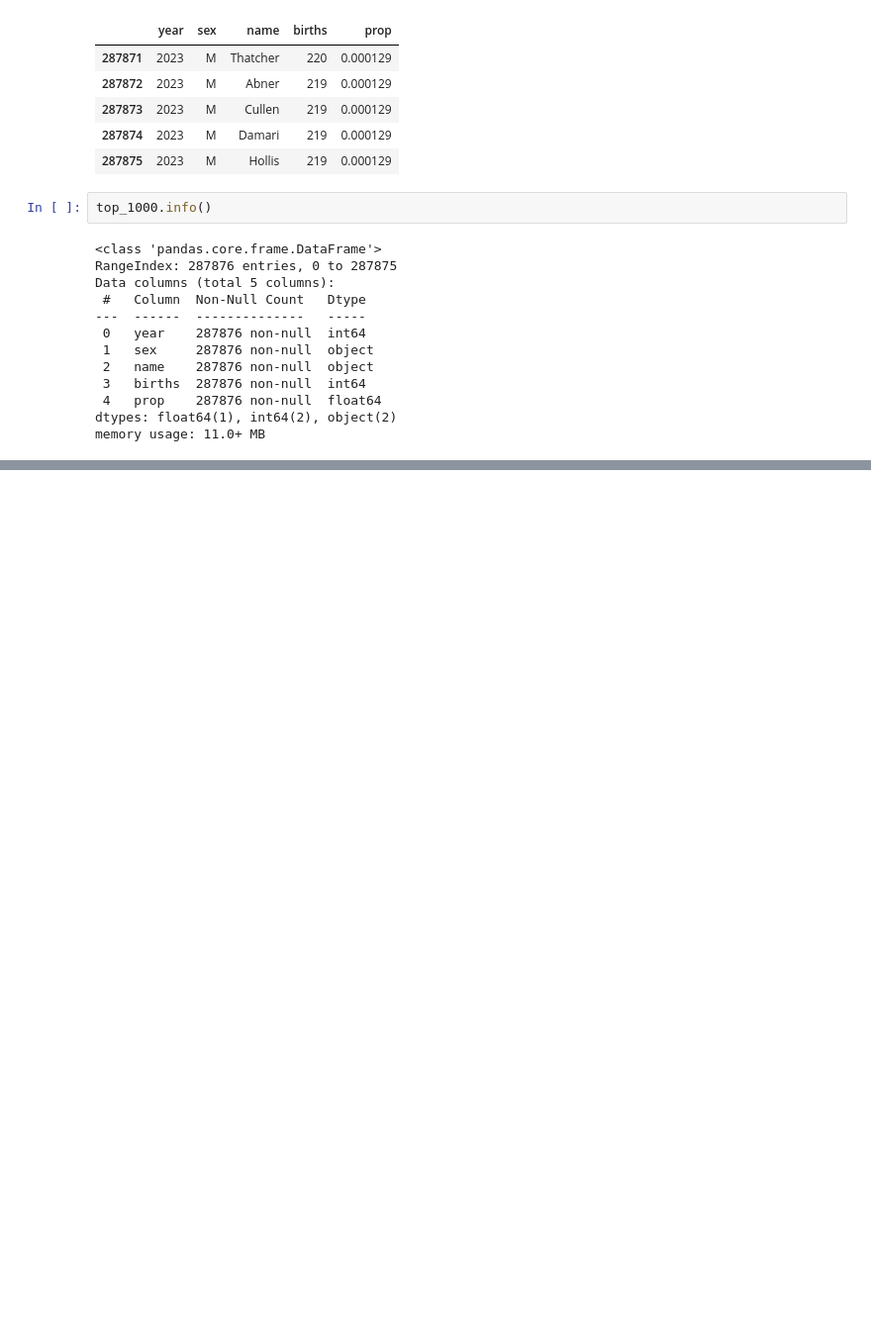
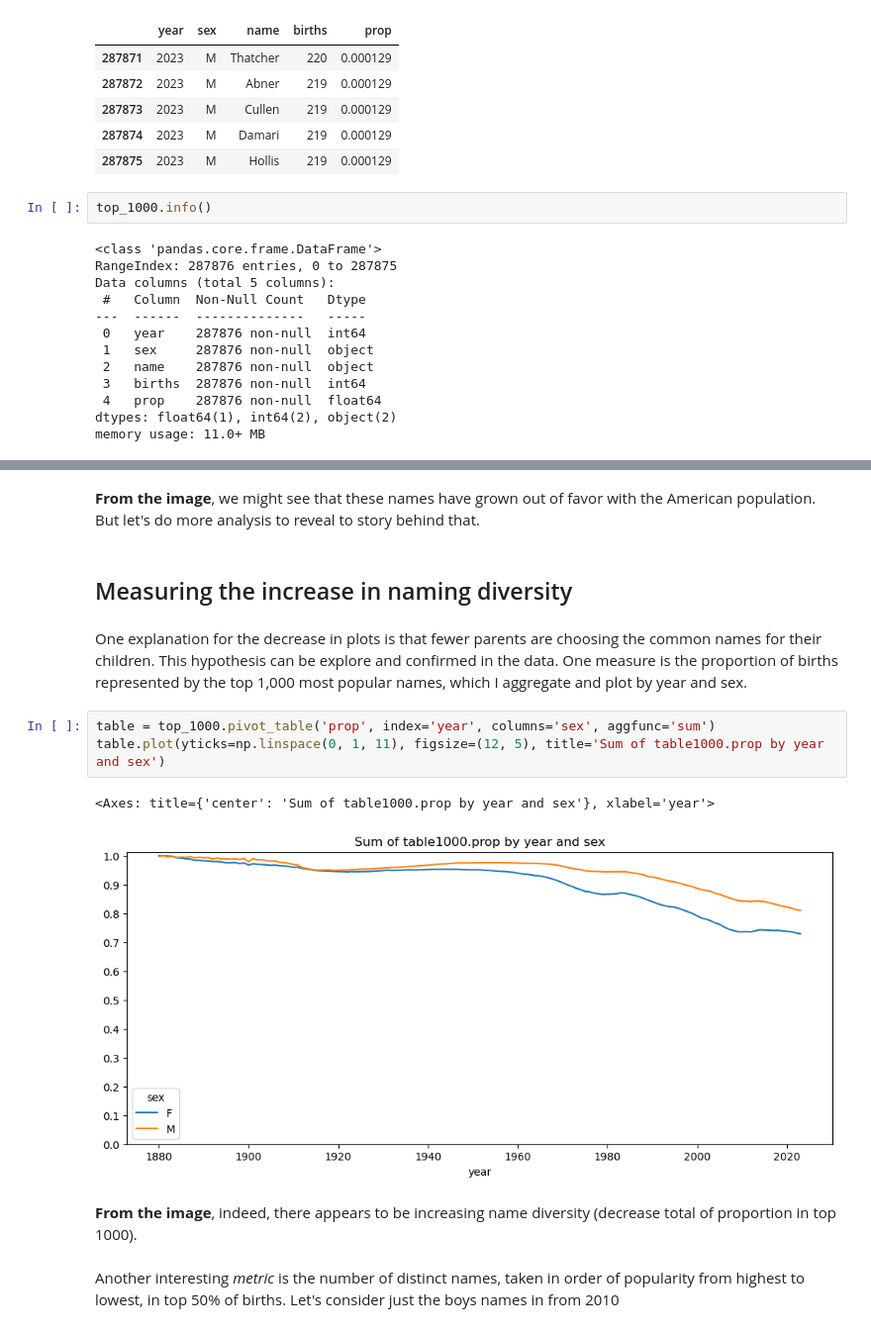
Before and after one commit to dangtna1/US-baby-names-1880-2023, a Jupyter notebook: names-analysis.ipynb, the cells around one changed output, grey strips where cells are left out. Shown at 99% size. Drawn from its saved outputs; the diff is of its cells as text; blank space fills up the shorter version.

```diff
--- a/names-analysis.ipynb
+++ b/names-analysis.ipynb
@@ -121,0 +160,16 @@ memory usage: 11.0+ MB
+# %% [markdown]
+**From the image**, we might see that these names have grown out of favor with the American population. But let's do more analysis to reveal to story behind that.
+# %% [markdown]
+## Measuring the increase in naming diversity
+# %% [markdown]
+One explanation for the decrease in plots is that fewer parents are choosing the common names for their children. This hypothesis can be explore and confirmed in the data. One measure is the proportion of births represented by the top 1,000 most popular names, which I aggregate and plot by year and sex.
+# %%
+table = top_1000.pivot_table('prop', index='year', columns='sex', aggfunc='sum')
+table.plot(yticks=np.linspace(0, 1, 11), figsize=(12, 5), title='Sum of table1000.prop by year and sex')
+# %% [output]
+<Axes: title={'center': 'Sum of table1000.prop by year and sex'}, xlabel='year'>
+[figure, added]
+# %% [markdown]
+**From the image**, indeed, there appears to be increasing name diversity (decrease total of proportion in top 1000).
+# %% [markdown]
+Another interesting *metric* is the number of distinct names, taken in order of popularity from highest to lowest, in top 50% of births. Let's consider just the boys names in from 2010
```
Also changed, not shown: parts of 34 cells of this notebook.
